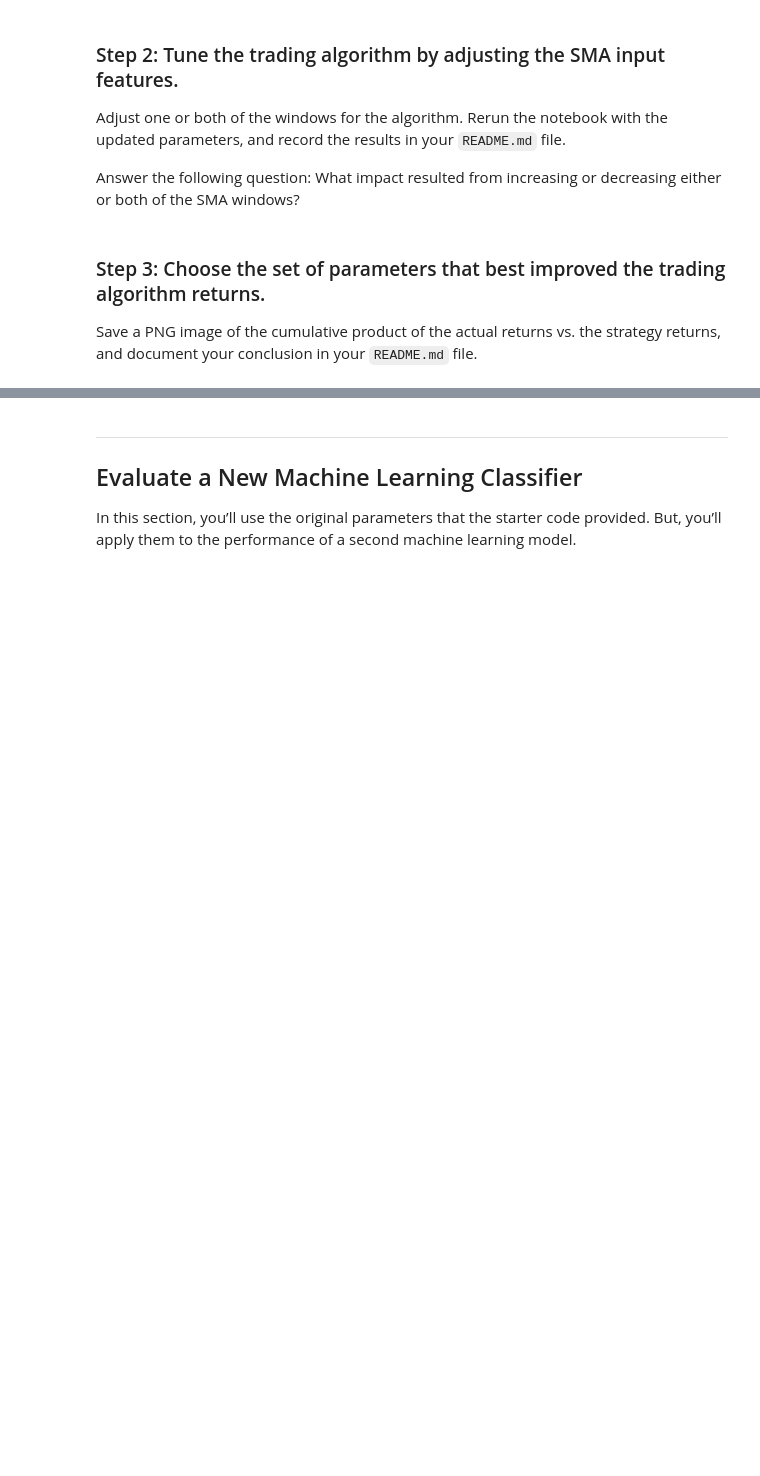
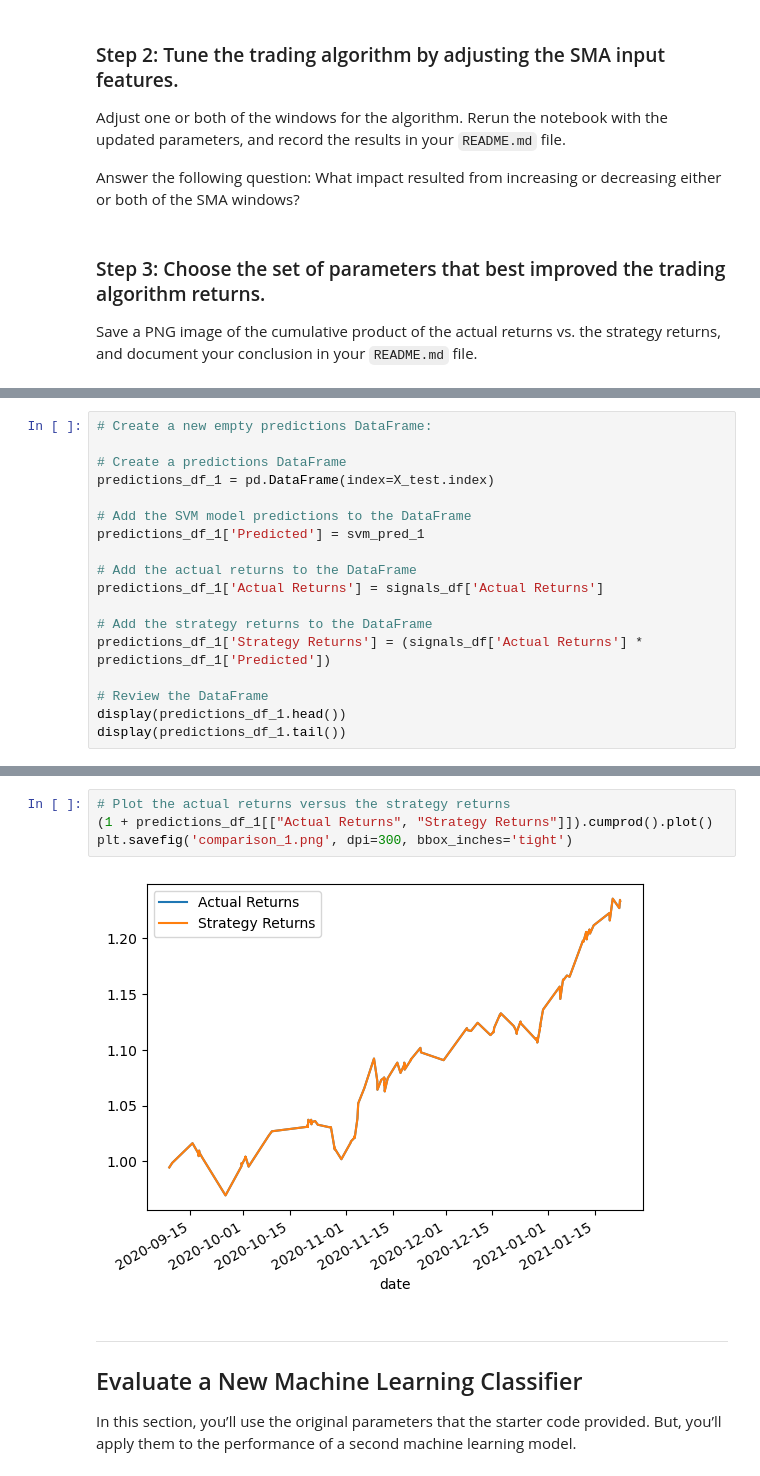
Before and after one commit to terabyte79/algorithmic_trading_homework, a Jupyter notebook: machine_learning_trading_bot.ipynb, the cells around one changed output, grey strips where cells are left out. Cells and saved outputs as stored; diff of their text form; blank space fills up the shorter version.

```diff
--- a/machine_learning_trading_bot.ipynb
+++ b/machine_learning_trading_bot.ipynb
@@ -408,0 +532,18 @@ Save a PNG image of the cumulative product of the actual returns vs. the strateg
+# %%
+# Create a new empty predictions DataFrame:
+
+# Create a predictions DataFrame
+predictions_df_1 = pd.DataFrame(index=X_test.index)
+
+# Add the SVM model predictions to the DataFrame
+predictions_df_1['Predicted'] = svm_pred_1
+
+# Add the actual returns to the DataFrame
+predictions_df_1['Actual Returns'] = signals_df['Actual Returns']
+
+# Add the strategy returns to the DataFrame
+predictions_df_1['Strategy Returns'] = (signals_df['Actual Returns'] * predictions_df_1['Predicted'])
+
+# Review the DataFrame
+display(predictions_df_1.head())
+display(predictions_df_1.tail())
@@ -409,3 +565,9 @@ Save a PNG image of the cumulative product of the actual returns vs. the strateg
+# %%
+# Plot the actual returns versus the strategy returns
+(1 + predictions_df_1[["Actual Returns", "Strategy Returns"]]).cumprod().plot()
+plt.savefig('comparison_1.png', dpi=300, bbox_inches='tight')
+# %% [output]
+[figure, added]
 # %% [markdown]
 ---
 
```
Also changed, not shown: parts of 6 cells of this notebook, 1 other file.
